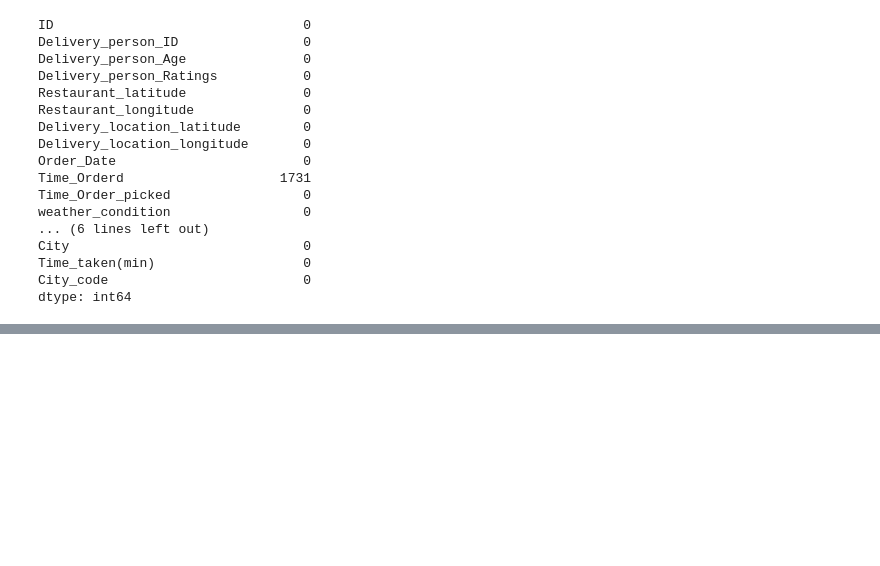
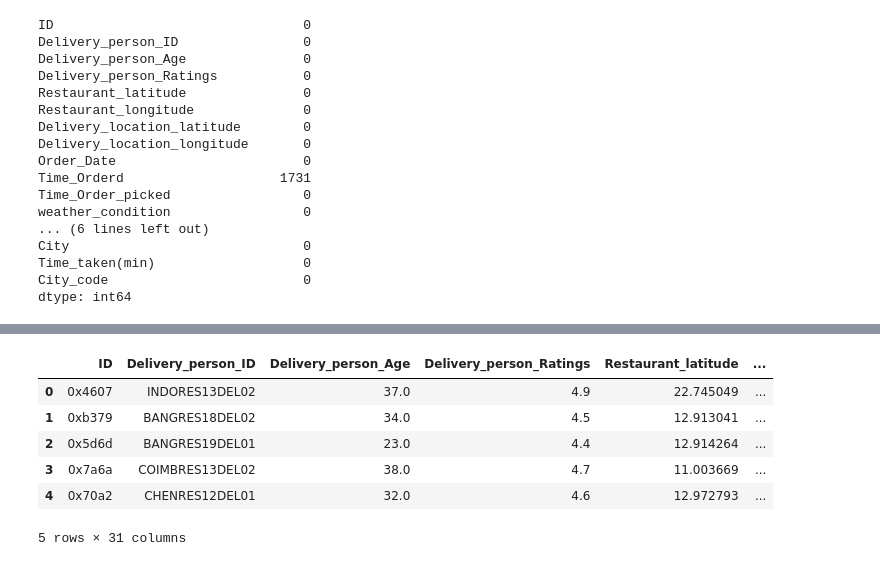
Before and after one commit to Siddharth3271/Food-Delivery-Prediction, a Jupyter notebook: Food Delivery Prediction.ipynb, the cells around one changed output, grey strips where cells are left out. Cells and saved outputs as stored; diff of their text form; code cells hidden in the pictures; blank space fills up the shorter version.

```diff
--- a/Food Delivery Prediction.ipynb
+++ b/Food Delivery Prediction.ipynb
@@ -337,0 +385,36 @@ dtype: int64
+# %%
+#Calculate time difference
+def calculate_time_diff(df):
+    #Find the difference between ordered time & picked time
+    df['Time_Orderd'] = pd.to_timedelta(df['Time_Orderd'])
+
+    df['Time_Order_picked'] = pd.to_timedelta(df['Time_Order_picked'])
+
+    #Calculation done to resolve issue when:
+    #picked time earlier than ordered time → crossed midnight
+    #for example order time is 1:00 pm while order picked up time is 9:00 am next day
+    df['Time_Order_picked_formatted'] = df['Order_Date'] + np.where(df['Time_Order_picked'] < df['Time_Orderd'], pd.DateOffset(days=1), pd.DateOffset(days=0)) + df['Time_Order_picked']
+    df['Time_Ordered_formatted'] = df['Order_Date'] + df['Time_Orderd']
+
+    df['Time_Order_picked_formatted']=pd.to_datetime(df['Time_Order_picked_formatted'])
+
+    #Calculating order preparation time
+    df['order_prepare_time'] = (df['Time_Order_picked_formatted'] - df['Time_Ordered_formatted']).dt.total_seconds() / 60
+
+    # Handle null values by filling with the median
+    df['order_prepare_time'].fillna(df['order_prepare_time'].median(), inplace=True)
+
+    # Drop all the time & date related columns
+    df.drop(['Time_Orderd', 'Time_Order_picked', 'Time_Ordered_formatted', 'Time_Order_picked_formatted', 'Order_Date'], axis=1, inplace=True)
+
+
+calculate_time_diff(df_train)
+df_train.head()
+# %% [output]
+|  | ID | Delivery_person_ID | Delivery_person_Age | Delivery_person_Ratings | Restaurant_latitude | ... |
+| 0 | 0x4607 | INDORES13DEL02 | 37.0 | 4.9 | 22.745049 | ... |
+| 1 | 0xb379 | BANGRES18DEL02 | 34.0 | 4.5 | 12.913041 | ... |
+| 2 | 0x5d6d | BANGRES19DEL01 | 23.0 | 4.4 | 12.914264 | ... |
+| 3 | 0x7a6a | COIMBRES13DEL02 | 38.0 | 4.7 | 11.003669 | ... |
+| 4 | 0x70a2 | CHENRES12DEL01 | 32.0 | 4.6 | 12.972793 | ... |
+5 rows × 31 columns
```
Also changed, not shown: parts of 5 cells of this notebook.
